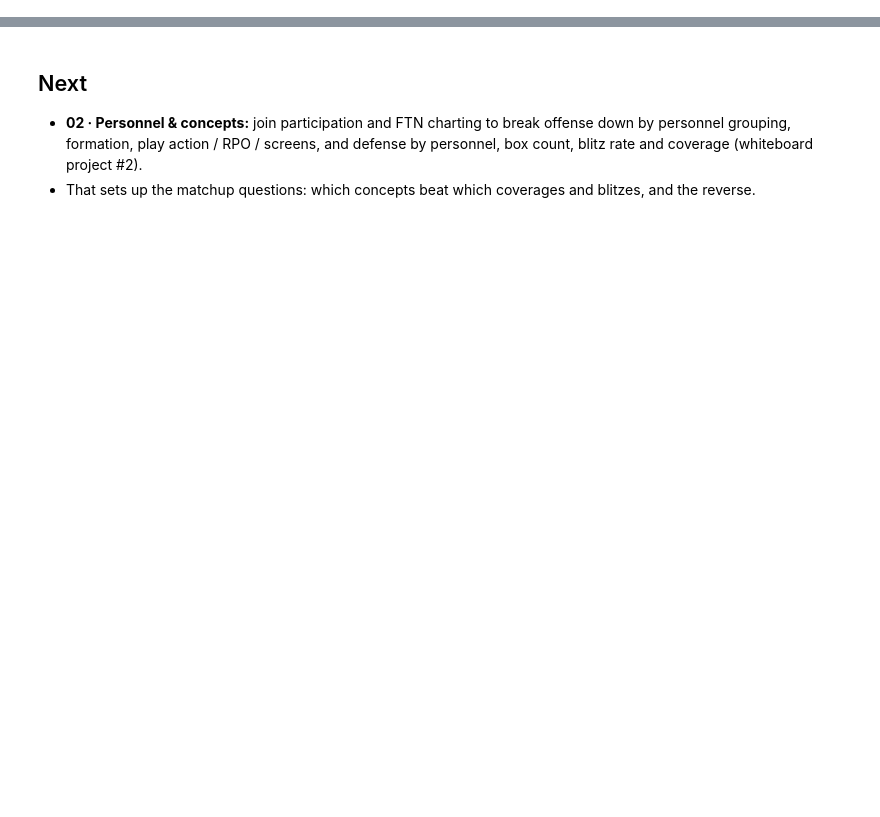
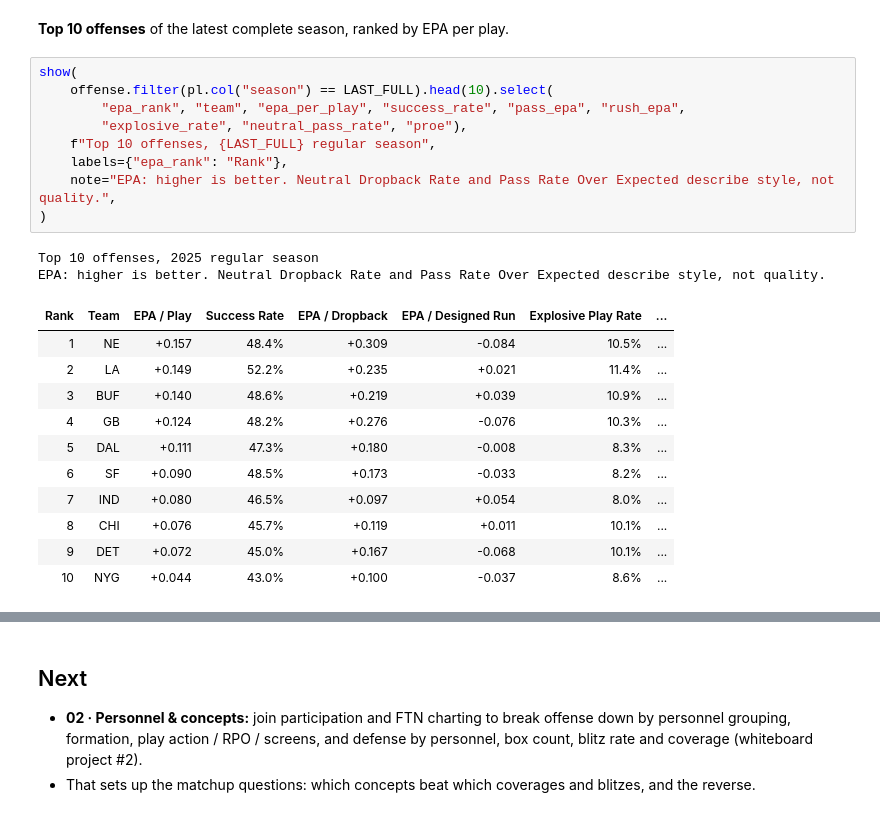
Before and after one commit to Lpchaitin/NFL, a Jupyter notebook: notebooks/01_team_season_breakdown.ipynb, the cells around one changed output, grey strips where cells are left out. Saved outputs shown, nothing was run; the diff lists cells and outputs as text; blank space fills up the shorter version.

```diff
--- a/notebooks/01_team_season_breakdown.ipynb
+++ b/notebooks/01_team_season_breakdown.ipynb
@@ -541,0 +355,25 @@ shape: (11, 10)
+# %% [markdown]
+**Top 10 offenses** of the latest complete season, ranked by EPA per play.
+# %%
+show(
+    offense.filter(pl.col("season") == LAST_FULL).head(10).select(
+        "epa_rank", "team", "epa_per_play", "success_rate", "pass_epa", "rush_epa",
+        "explosive_rate", "neutral_pass_rate", "proe"),
+    f"Top 10 offenses, {LAST_FULL} regular season",
+    labels={"epa_rank": "Rank"},
+    note="EPA: higher is better. Neutral Dropback Rate and Pass Rate Over Expected describe style, not quality.",
+)
+# %% [output]
+Top 10 offenses, 2025 regular season
+EPA: higher is better. Neutral Dropback Rate and Pass Rate Over Expected describe style, not quality.
+| Rank | Team | EPA / Play | Success Rate | EPA / Dropback | EPA / Designed Run | Explosive Play Rate | ... |
+| 1 | NE | +0.157 | 48.4% | +0.309 | -0.084 | 10.5% | ... |
+| 2 | LA | +0.149 | 52.2% | +0.235 | +0.021 | 11.4% | ... |
+| 3 | BUF | +0.140 | 48.6% | +0.219 | +0.039 | 10.9% | ... |
+| 4 | GB | +0.124 | 48.2% | +0.276 | -0.076 | 10.3% | ... |
+| 5 | DAL | +0.111 | 47.3% | +0.180 | -0.008 | 8.3% | ... |
+| 6 | SF | +0.090 | 48.5% | +0.173 | -0.033 | 8.2% | ... |
+| 7 | IND | +0.080 | 46.5% | +0.097 | +0.054 | 8.0% | ... |
+| 8 | CHI | +0.076 | 45.7% | +0.119 | +0.011 | 10.1% | ... |
+| 9 | DET | +0.072 | 45.0% | +0.167 | -0.068 | 10.1% | ... |
+| 10 | NYG | +0.044 | 43.0% | +0.100 | -0.037 | 8.6% | ... |
```
Also changed, not shown: parts of 61 cells of this notebook.
